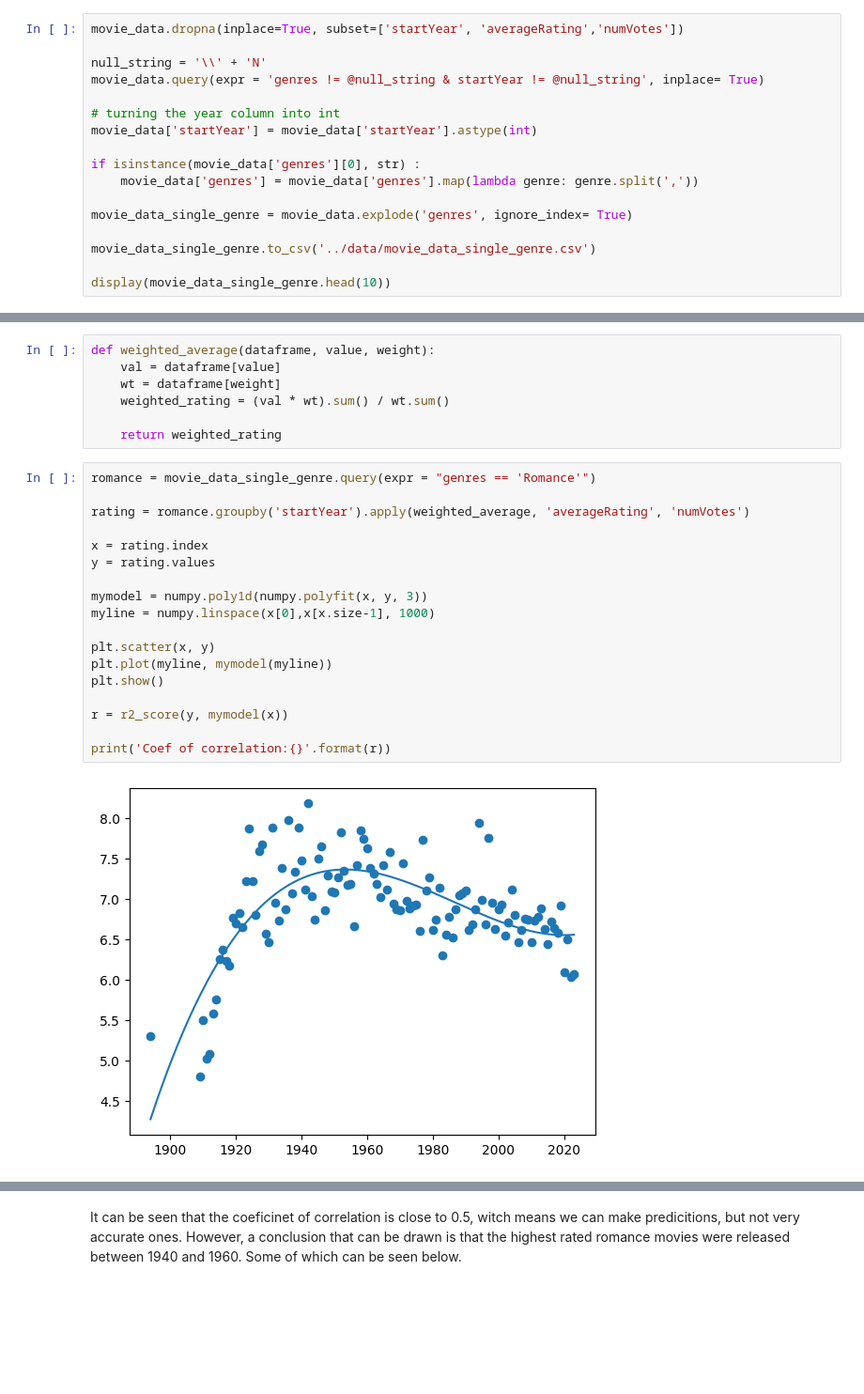
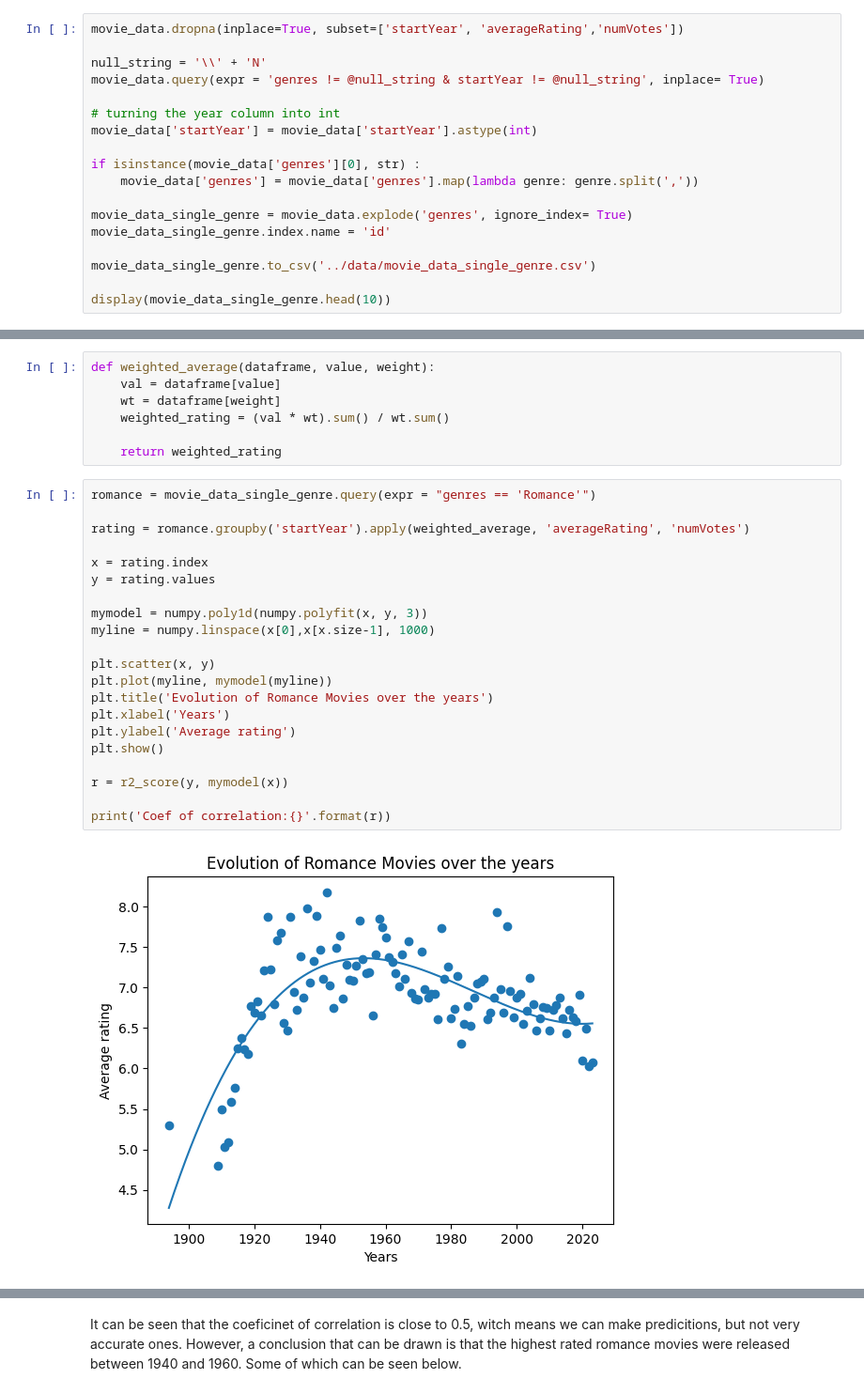
Before and after one commit to IuliaBunescu/machine-learning-small-projects, a Jupyter notebook: notebooks/movie_trends.ipynb, the cells around one changed output, grey strips where cells are left out. Shown: that part at 94% size. Saved outputs shown, nothing was run; the diff lists cells and outputs as text; blank space fills up the shorter version.

```diff
--- a/notebooks/movie_trends.ipynb
+++ b/notebooks/movie_trends.ipynb
@@ -31,6 +31,7 @@ if isinstance(movie_data['genres'][0], str) :
     movie_data['genres'] = movie_data['genres'].map(lambda genre: genre.split(','))
 
 movie_data_single_genre = movie_data.explode('genres', ignore_index= True)
+movie_data_single_genre.index.name = 'id'
 
 movie_data_single_genre.to_csv('../data/movie_data_single_genre.csv')
 
@@ -61,23 +63,26 @@ def weighted_average(dataframe, value, weight):
 # %%
 romance = movie_data_single_genre.query(expr = "genres == 'Romance'")
 
 rating = romance.groupby('startYear').apply(weighted_average, 'averageRating', 'numVotes')
 
 x = rating.index
 y = rating.values
 
 mymodel = numpy.poly1d(numpy.polyfit(x, y, 3))
 myline = numpy.linspace(x[0],x[x.size-1], 1000)
 
 plt.scatter(x, y)
 plt.plot(myline, mymodel(myline))
+plt.title('Evolution of Romance Movies over the years')
+plt.xlabel('Years')
+plt.ylabel('Average rating')
 plt.show()
 
 r = r2_score(y, mymodel(x))
 
 print('Coef of correlation:{}'.format(r))
 # %% [output]
-[figure, old version]
+[figure, new version]
 Coef of correlation:0.5340069370481637
 # %% [markdown]
 It can be seen that the coeficinet of correlation is close to 0.5, witch means we can make predicitions, but not very accurate ones. However, a conclusion that can be drawn is that the highest rated romance movies were released between 1940 and 1960. Some of which can be seen below.
```
Also changed, not shown: parts of 4 cells of this notebook, 2 other files.
